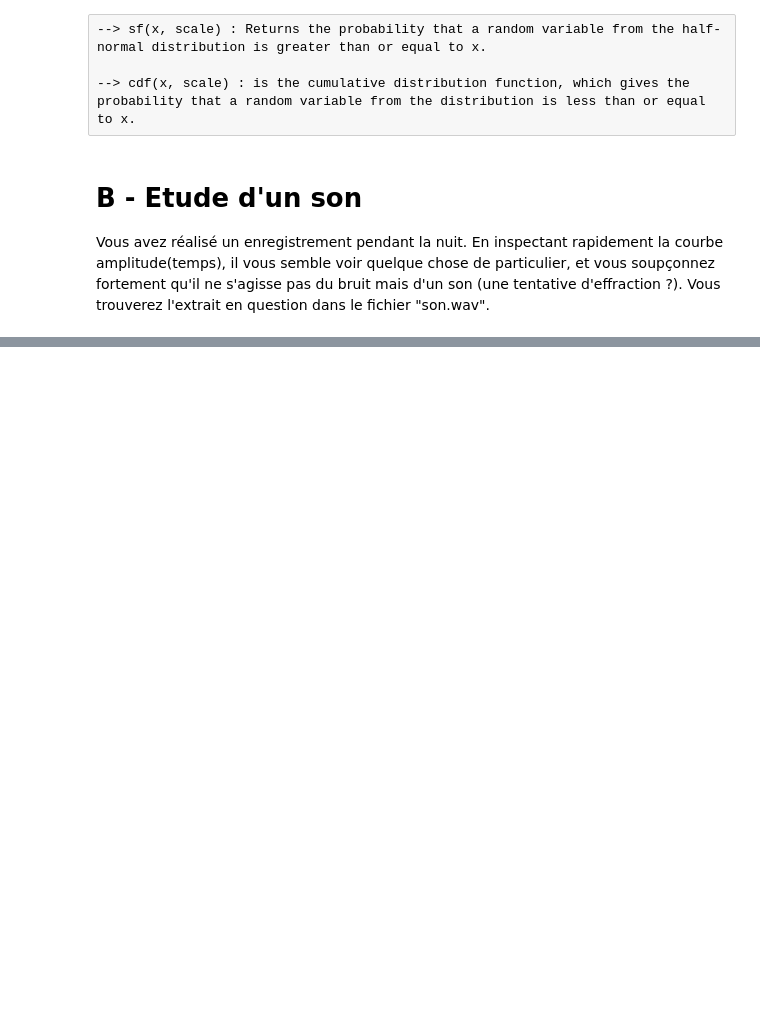
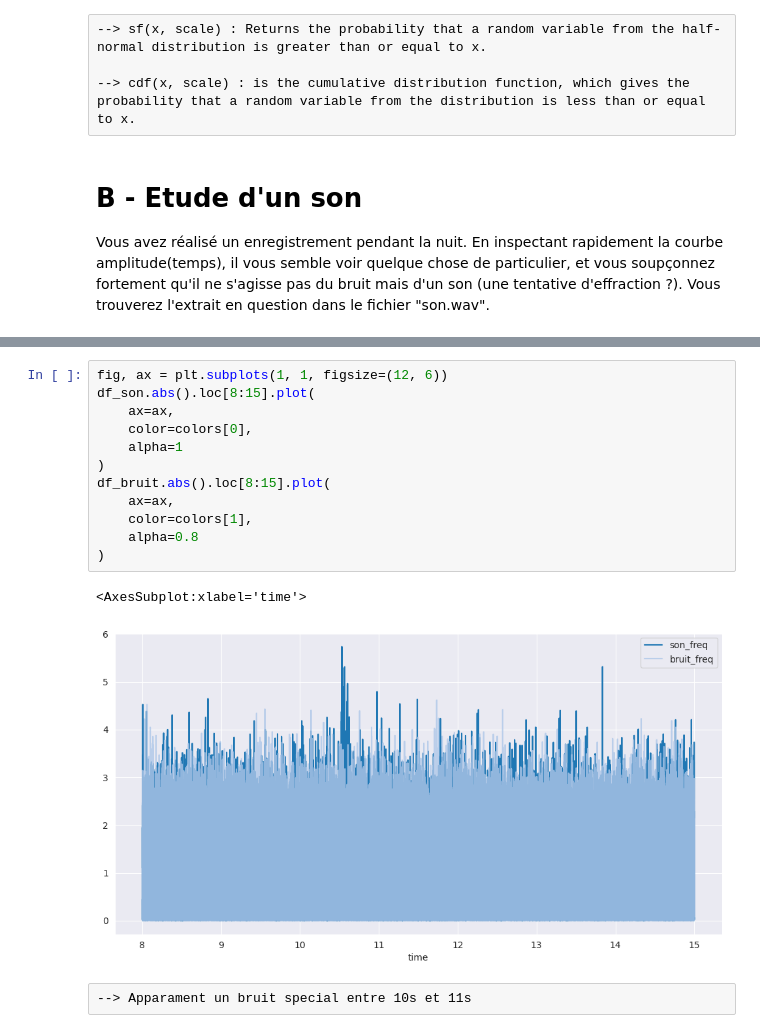
Before and after one commit to ManuLabricole/CDN-Statistique, a Jupyter notebook: 2-Test-d_hypotheses/test_hypothese_perso.ipynb, the cells around one changed output, grey strips where cells are left out. Saved outputs shown, nothing was run; the diff lists cells and outputs as text; blank space fills up the shorter version.

```diff
--- a/2-Test-d_hypotheses/test_hypothese_perso.ipynb
+++ b/2-Test-d_hypotheses/test_hypothese_perso.ipynb
@@ -394,0 +414,17 @@ Vous avez réalisé un enregistrement pendant la nuit. En inspectant rapidement
+# %%
+fig, ax = plt.subplots(1, 1, figsize=(12, 6))
+df_son.abs().loc[8:15].plot(
+    ax=ax,
+    color=colors[0],
+    alpha=1
+)
+df_bruit.abs().loc[8:15].plot(
+    ax=ax,
+    color=colors[1],
+    alpha=0.8
+)
+# %% [output]
+<AxesSubplot:xlabel='time'>
+[figure, added]
+# %% [raw]
+--> Apparament un bruit special entre 10s et 11s
```
Also changed, not shown: parts of 12 cells of this notebook.
